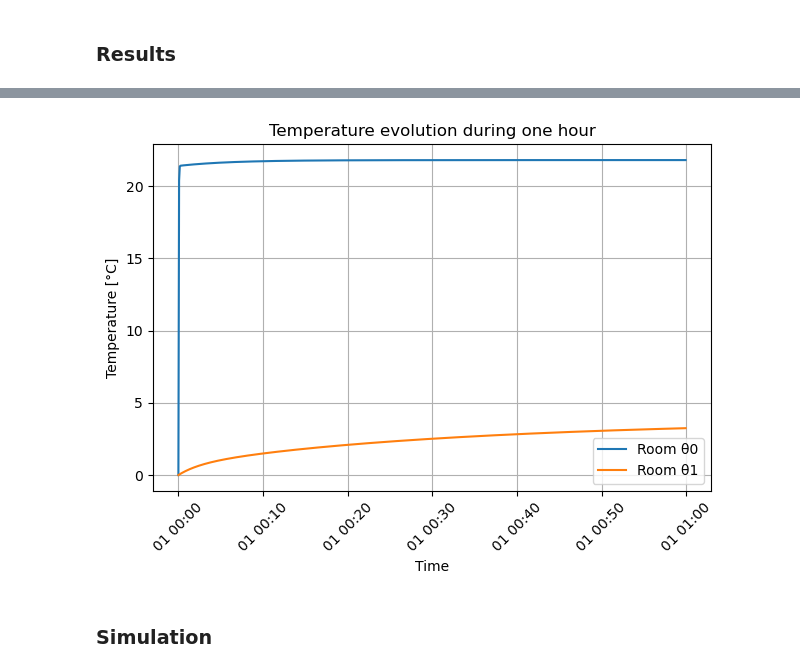
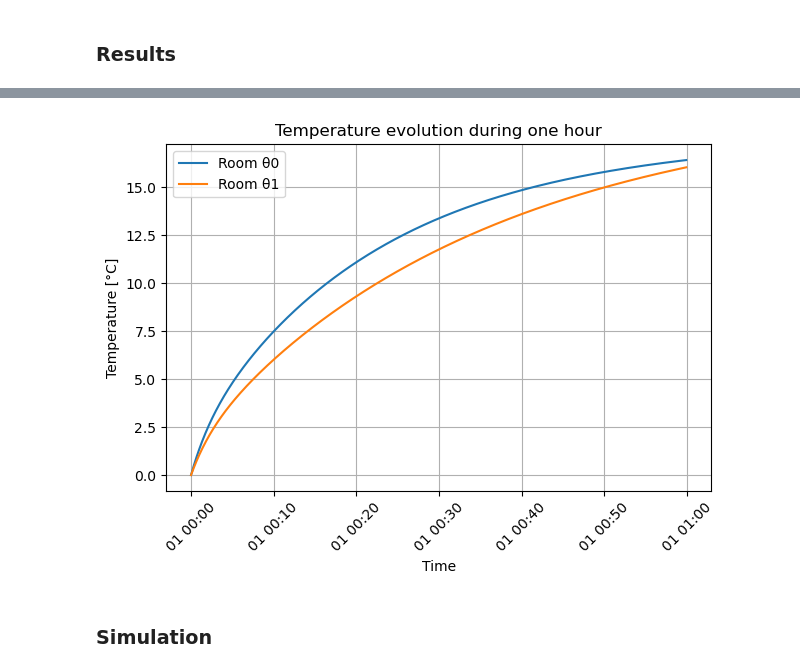
Before and after one commit to dm4bem/thermal-building-model-super-team, a Jupyter notebook: thermal_model_Gustmann_Rahman_Silva_Uddin.ipynb, the cells around one changed output, grey strips where cells are left out. Saved outputs shown, nothing was run; the diff lists cells and outputs as text; code cells hidden in the pictures.

Commit message:
Corrected simulation calculation and added summer and winter simulations

```diff
--- a/thermal_model_Gustmann_Rahman_Silva_Uddin.ipynb
+++ b/thermal_model_Gustmann_Rahman_Silva_Uddin.ipynb
@@ -40,7 +40,8 @@ S_wall_2 = S_wall_total - S_door - S_window
 S_wall_3 = l*H
 
 # Controller and time step
-controller = True
+controller = False
+Euler_explicit = True
 imposed_time_step = True
 Δt = 5    # s, imposed time step (minimum without numerical instability)
 # %% [markdown]
@@ -803,27 +827,34 @@ Steady-state indoor temperature for room 2 obtained with:
 # %% [markdown]
 ### Results
 # %%
+if Euler_explicit:
+    y_summer = y_exp_summer
+    y_winter = y_exp_winter
+else:
+    y_summer = y_imp_summer
+    y_winter = y_imp_winter
+
 results_table = pd.DataFrame({
     "Method": ["DAE", "State Space", "Step Input"],
     "Room 1 Summer θ [°C]": [
         θss_summer[0],
         yss_summer_1,
-        y_exp_summer['θ0'].tail(1).values[0]
+        y_summer['θ0'].tail(1).values[0]
     ],
     "Room 2 Summer θ [°C]": [
         θss_summer[1],
         yss_summer_2,
-        y_exp_summer['θ1'].tail(1).values[0]
+        y_summer['θ1'].tail(1).values[0]
     ],
     "Room 1 Winter θ [°C]": [
         θss_winter[0],
         yss_winter_1,
-        y_exp_winter['θ0'].tail(1).values[0]
+        y_winter['θ0'].tail(1).values[0]
     ],
     "Room 2 Winter θ [°C]": [
         θss_winter[1],
         yss_winter_2,
-        y_exp_winter['θ1'].tail(1).values[0]
+        y_winter['θ1'].tail(1).values[0]
     ]
 })
 
@@ -836,33 +867,32 @@ display(results_table.round(2))
 # %%
-y = y_exp_winter
-y_instability = y.copy()
+y_instability = y_summer.copy()
 
 # Elegir hora inicial
 inicio = pd.Timestamp("2000-01-01 00:00:00", tz=y_instability.index.tz)
 
 # Definir una ventana de 1 hora
 fin = inicio + pd.Timedelta(hours=1)
 
 # Filtrar exactamente una hora
 y_1h = y_instability.loc[(y_instability.index >= inicio) & (y_instability.index < fin)]
 
 # Graficar ambas columnas
 plt.figure()
 
 plt.plot(y_1h.index, y_1h["θ0"], label="Room θ0")
 plt.plot(y_1h.index, y_1h["θ1"], label="Room θ1")
 
 plt.xlabel("Time")
 plt.ylabel("Temperature [°C]")
 plt.title("Temperature evolution during one hour")
 plt.grid(True)
 plt.legend()
 plt.xticks(rotation=45)
 plt.tight_layout()
 
 plt.show()
 # %% [output]
-[figure, old version]
+[figure, new version]
 # %% [markdown]
 ### Simulation
 # %%
```
Also changed, not shown: parts of 16 cells of this notebook.
